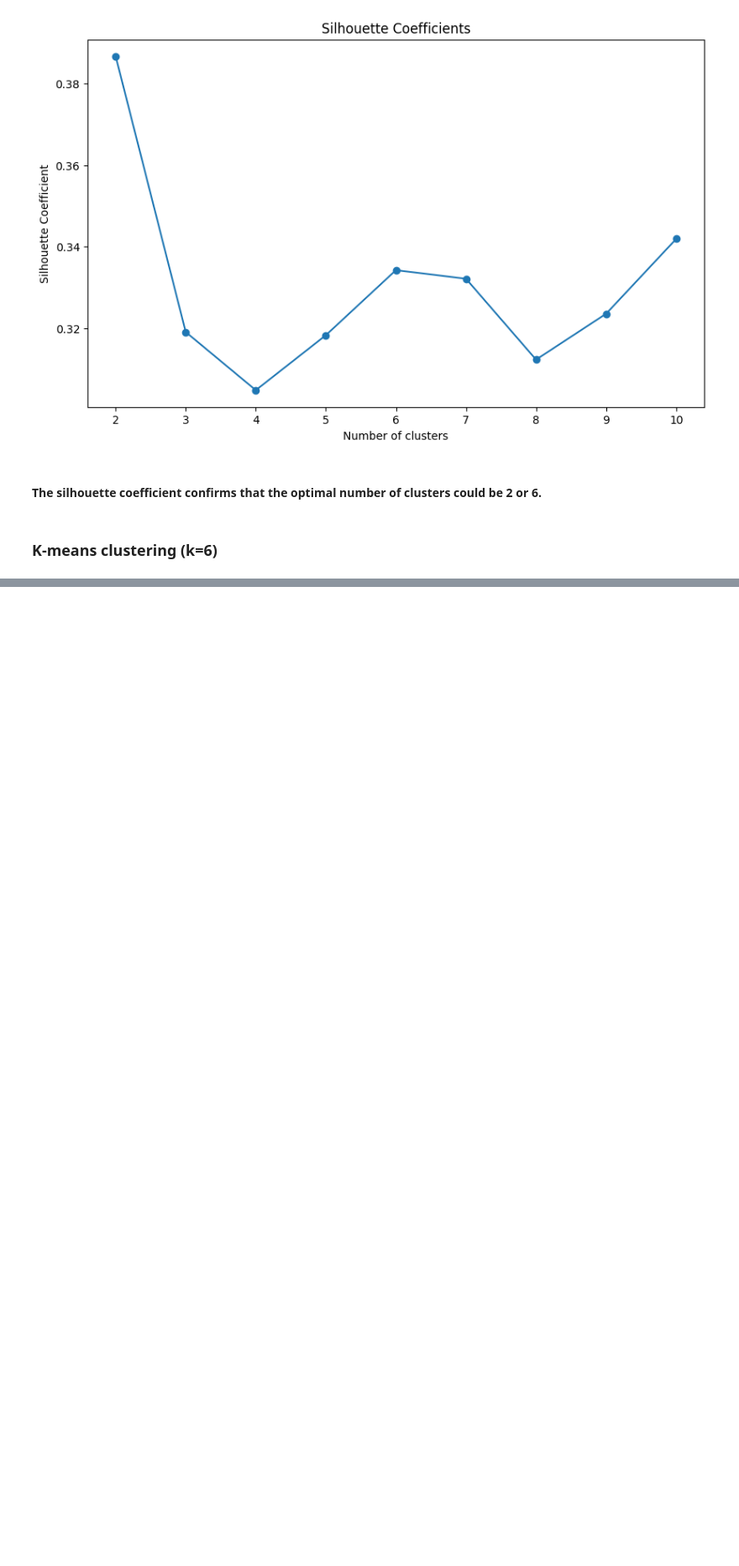
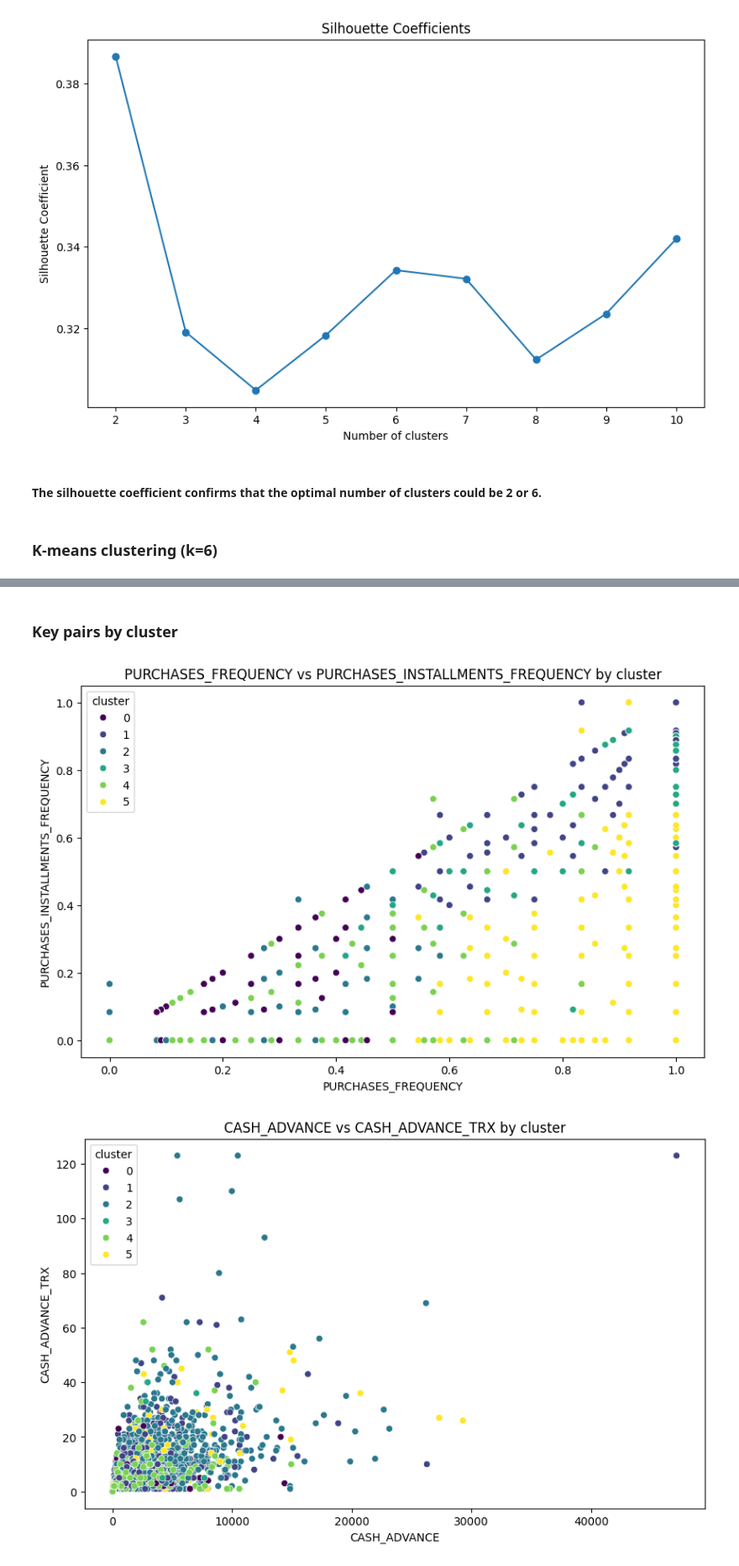
Before and after one commit to janchovanec/ZSU-Projekt, a Jupyter notebook: notebooks/eda.ipynb, the cells around one changed output, grey strips where cells are left out. Shown at 84% size. Cells and saved outputs as stored; diff of their text form; code cells hidden in the pictures; blank space fills up the shorter version.

```diff
--- a/notebooks/eda.ipynb
+++ b/notebooks/eda.ipynb
@@ -307,0 +347,11 @@ optimal_k = 6
+# %% [markdown]
+### Key pairs by cluster
+# %%
+for first, second in key_pairs:
+    plt.figure(figsize=(10, 6))
+    sns.scatterplot(x=first, y=second, hue='cluster', data=df_clusters, palette='viridis')
+    plt.title(f'{first} vs {second} by cluster')
+    plt.show()
+# %% [output]
+[figure, added]
+[figure, added]
```
Also changed, not shown: parts of 7 cells of this notebook.
